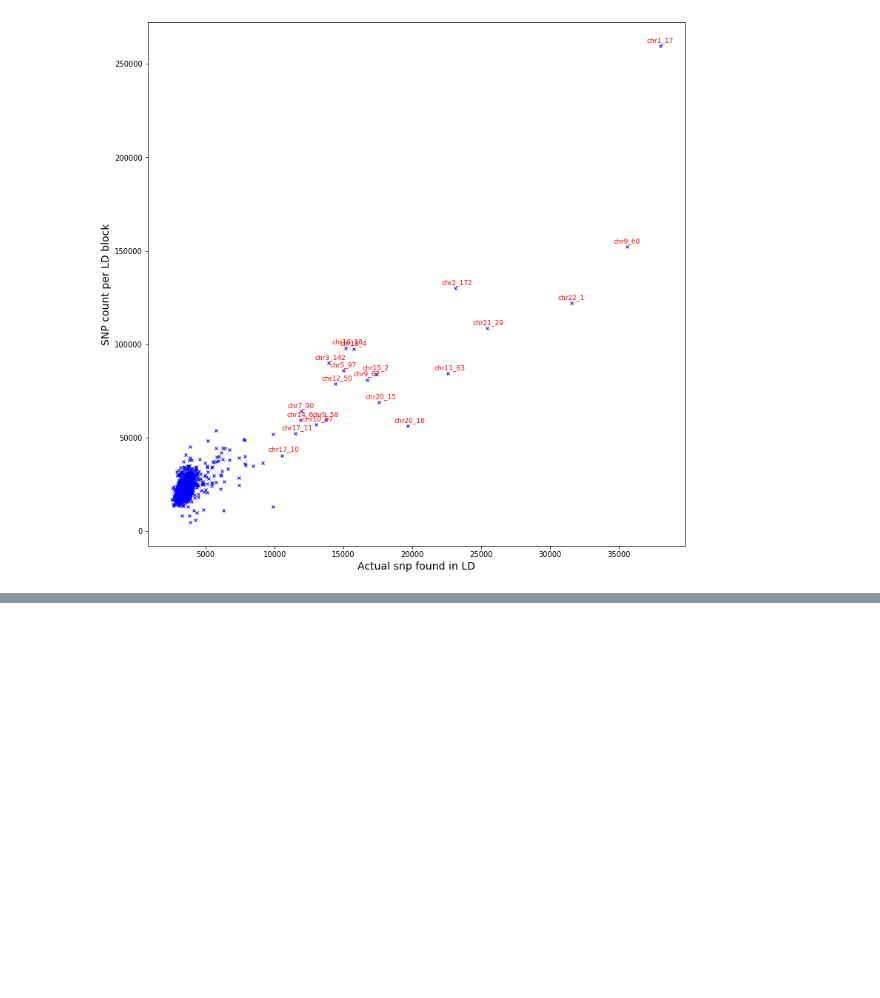
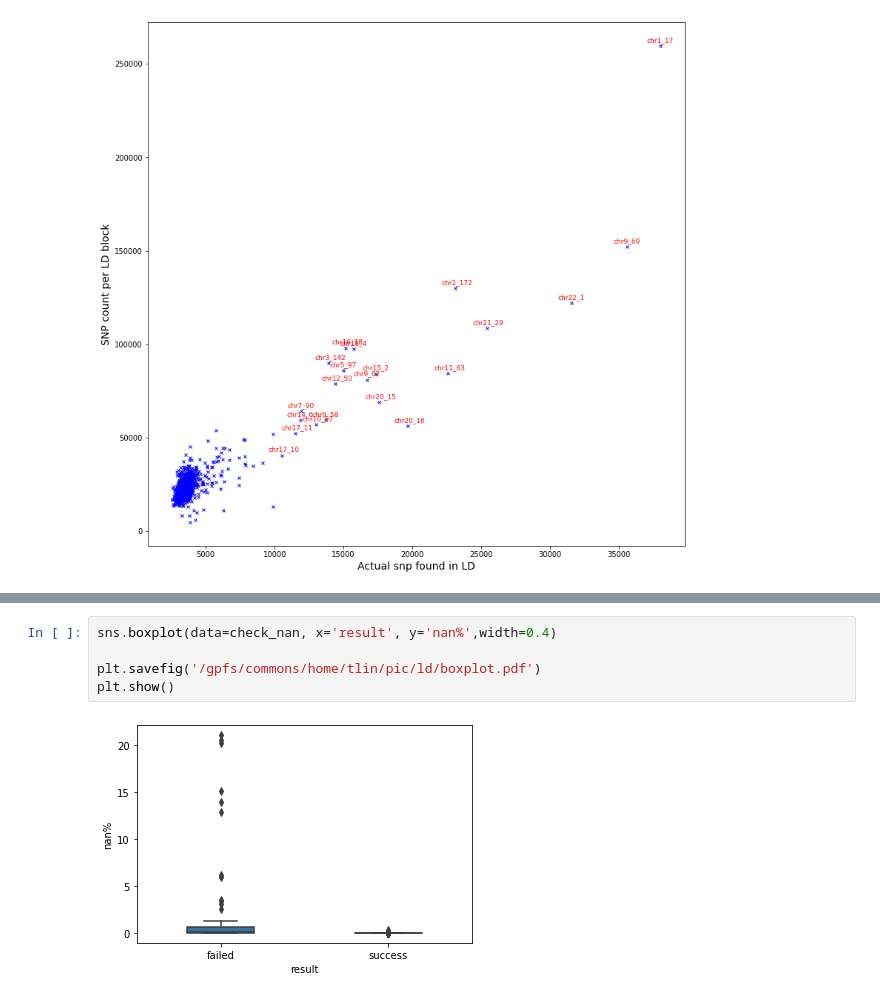
Before and after one commit to teresa-sansan/ADSP_polyfun, a Jupyter notebook: carma/check_blksize.ipynb, the cells around one changed output, grey strips where cells are left out. Drawn from its saved outputs; the diff is of its cells as text; blank space fills up the shorter version.

```diff
--- a/carma/check_blksize.ipynb
+++ b/carma/check_blksize.ipynb
@@ -104,0 +147,7 @@ plt.show()
+# %%
+sns.boxplot(data=check_nan, x='result', y='nan%',width=0.4)
+
+plt.savefig('/gpfs/commons/home/tlin/pic/ld/boxplot.pdf')
+plt.show()
+# %% [output]
+[figure, added]
```
Also changed, not shown: parts of 9 cells of this notebook, 1 other file.
